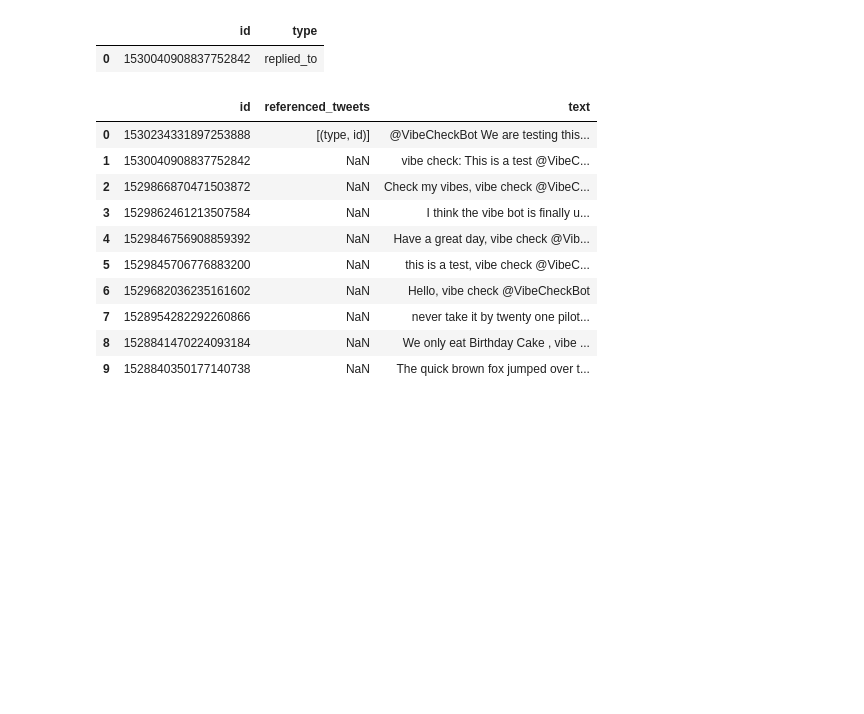
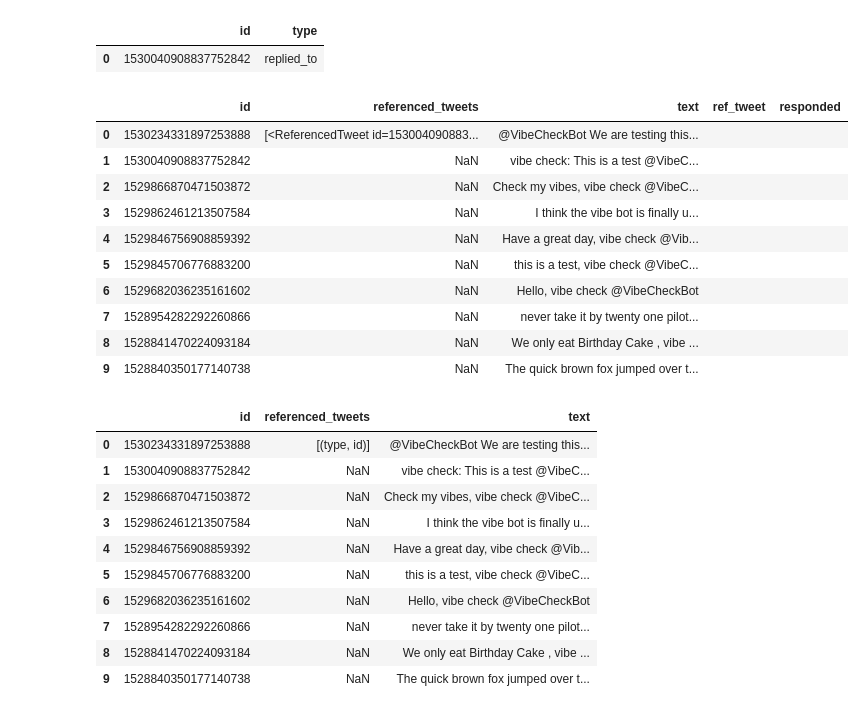
Before and after one commit to DataWithAlex/VibeCheckBot, a Jupyter notebook: Twitter_Testing.ipynb, the cells around one changed output. Drawn from its saved outputs; the diff is of its cells as text; code cells hidden in the pictures; blank space fills up the shorter version.

```diff
--- a/Twitter_Testing.ipynb
+++ b/Twitter_Testing.ipynb
@@ -282,29 +423,46 @@ tweets_reply_df.tail(10)
 # %%
 ## Uploading data to and from google sheets using
 ## https://erikrood.com/Posts/py_gsheets.html
 
 # pip install pygsheets
 import pygsheets
 import pandas as pd
 
 #authorization
 gc = pygsheets.authorize(service_file='/Users/alexs/DataWithAlex_Github/VibeCheckBot_Final/vibecheckbot-351521-6255c4712ef6.json')
 
 alex = client.get_user(username='VibeCheckBot')
 alex_id = alex.data.id
 
 tweets = client.get_users_mentions(id=alex_id, expansions=['referenced_tweets.id'] )
 
 tweets_df = pd.DataFrame.from_dict(tweets.data)
 tweets_df.tail(10)
 
 sh = gc.open('VibeCheckBot')
 
 #select the first sheet
 wks = sh[0]
 
 #update the first sheet with df, starting at cell B2.
 wks.set_dataframe(tweets_df,(1,1))
+
+df_sheets = wks.get_as_df()
+# df_sheets = pd.DataFrame(wks.get_as_df, columns=[['tweets', 'tweet_id', 'author_id', 'ref_tweet', 'responded']])
+
+df_sheets
+# %% [output]
+|  | id | referenced_tweets | text | ref_tweet | responded |
+| 0 | 1530234331897253888 | [<ReferencedTweet id=153004090883... | @VibeCheckBot We are testing this... |  |  |
+| 1 | 1530040908837752842 | NaN | vibe check: This is a test @VibeC... |  |  |
+| 2 | 1529866870471503872 | NaN | Check my vibes, vibe check @VibeC... |  |  |
+| 3 | 1529862461213507584 | NaN | I think the vibe bot is finally u... |  |  |
+| 4 | 1529846756908859392 | NaN | Have a great day, vibe check @Vib... |  |  |
+| 5 | 1529845706776883200 | NaN | this is a test, vibe check @VibeC... |  |  |
+| 6 | 1529682036235161602 | NaN | Hello, vibe check @VibeCheckBot |  |  |
+| 7 | 1528954282292260866 | NaN | never take it by twenty one pilot... |  |  |
+| 8 | 1528841470224093184 | NaN | We only eat Birthday Cake , vibe ... |  |  |
+| 9 | 1528840350177140738 | NaN | The quick brown fox jumped over t... |  |  |
 # %%
 tweets_df.tail(10)
 # %% [output]
```
Also changed, not shown: parts of 10 cells of this notebook, 2 other files.
